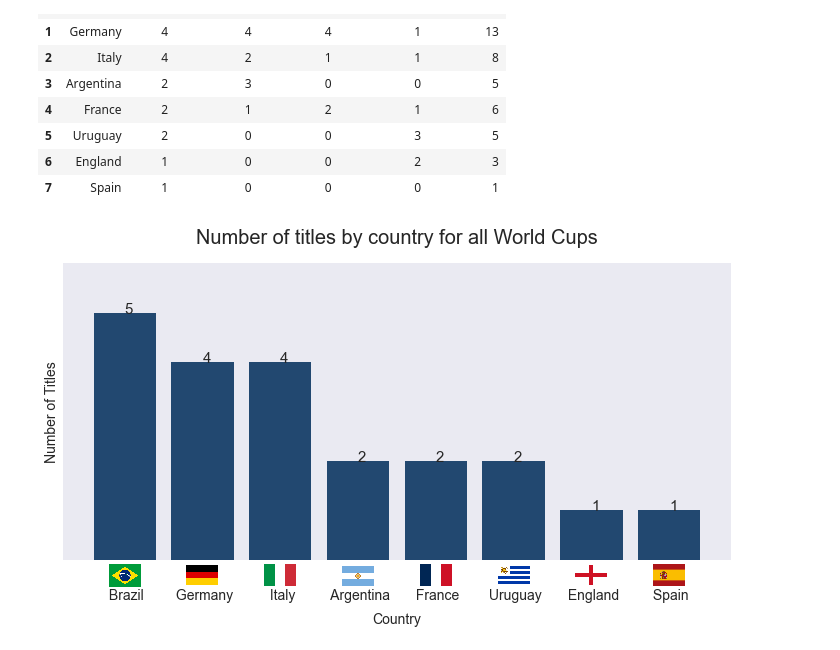
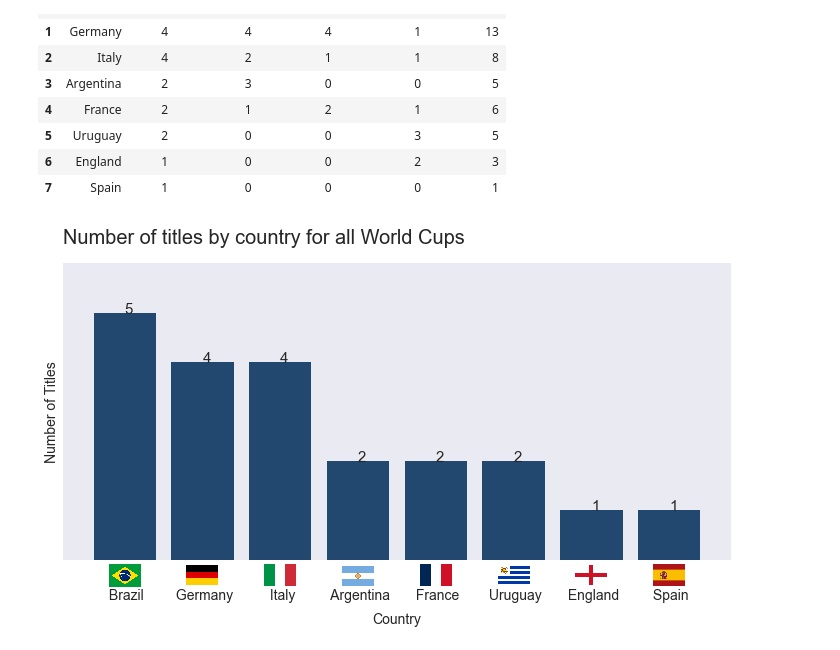
Before and after one commit to RenatoPeG/isys812, a Jupyter notebook: Data Cleansing.ipynb, the cells around one changed output. Drawn from its saved outputs; the diff is of its cells as text; code cells hidden in the pictures.

```diff
--- a/Data Cleansing.ipynb
+++ b/Data Cleansing.ipynb
@@ -565,7 +565,7 @@ for i, j in fifa_rank_top_10.groupby("team"):
 ax.grid(axis="x")
 ax.invert_yaxis()
 ax.set_title("Top 10 FIFA Ranking by country for the last 5 years",
-             fontsize=20, pad=20)
+             fontsize=20, pad=20, loc="left")
 ax.set_xlabel("Year", fontsize=16)
 ax.set_ylabel("Rank", fontsize=16)
 plt.rc('xtick', labelsize=14)
@@ -614,32 +614,33 @@ def offset_image(coord, name, ax):
 fig, ax = plt.subplots(figsize=(10, 6))
 
 y_pos = np.arange(len(winners["Team"]))
 ax.bar(y_pos, winners["Titles"], color="#224870")
 plt.xticks(y_pos, winners["Team"])
 
 # data labels
 for i in range(len(winners["Team"])):
     ax.text(i, winners["Titles"][i], winners["Titles"][i], fontsize=15)
 
 # aesthetics
 plt.ylim(top=6)
-plt.title("Number of titles by country for all World Cups", fontsize=20, pad=20)
+plt.title("Number of titles by country for all World Cups",
+fontsize=20, pad=20, loc="left")
 plt.xlabel("Country", fontsize=14, labelpad=10)
 plt.ylabel("Number of Titles", fontsize=14)
 plt.grid(False)
 ax.tick_params(axis='x', which='major', pad=28)
 plt.yticks([])
 
 countries = ['Brazil', 'Germany', 'Italy', 'Argentina',
              'France', 'Uruguay', 'England', 'Spain']
 countries = [c.lower() for c in countries]
 
 # displaying country flags
 for i, c in enumerate(countries):
     offset_image(i, c, ax)
 
 plt.tight_layout()
 
 plt.show()
 # %% [output]
-[figure, old version]
+[figure, new version]
```
Also changed, not shown: parts of 2 cells of this notebook.
